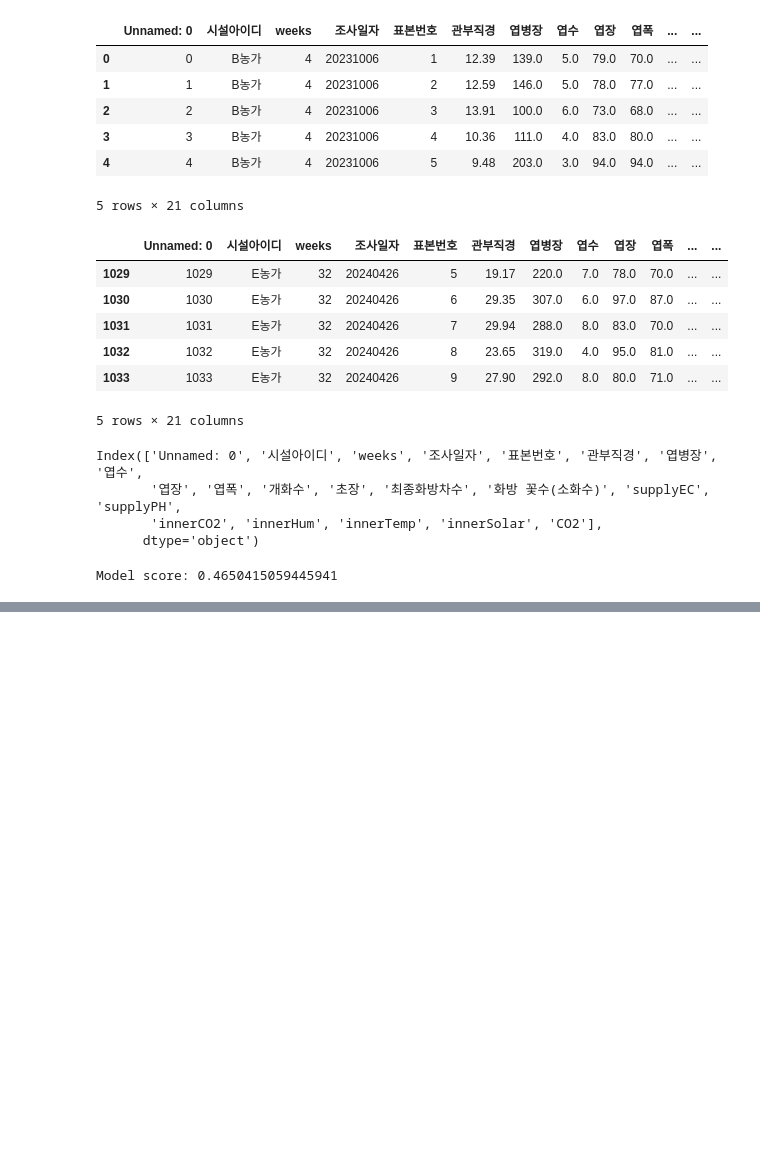
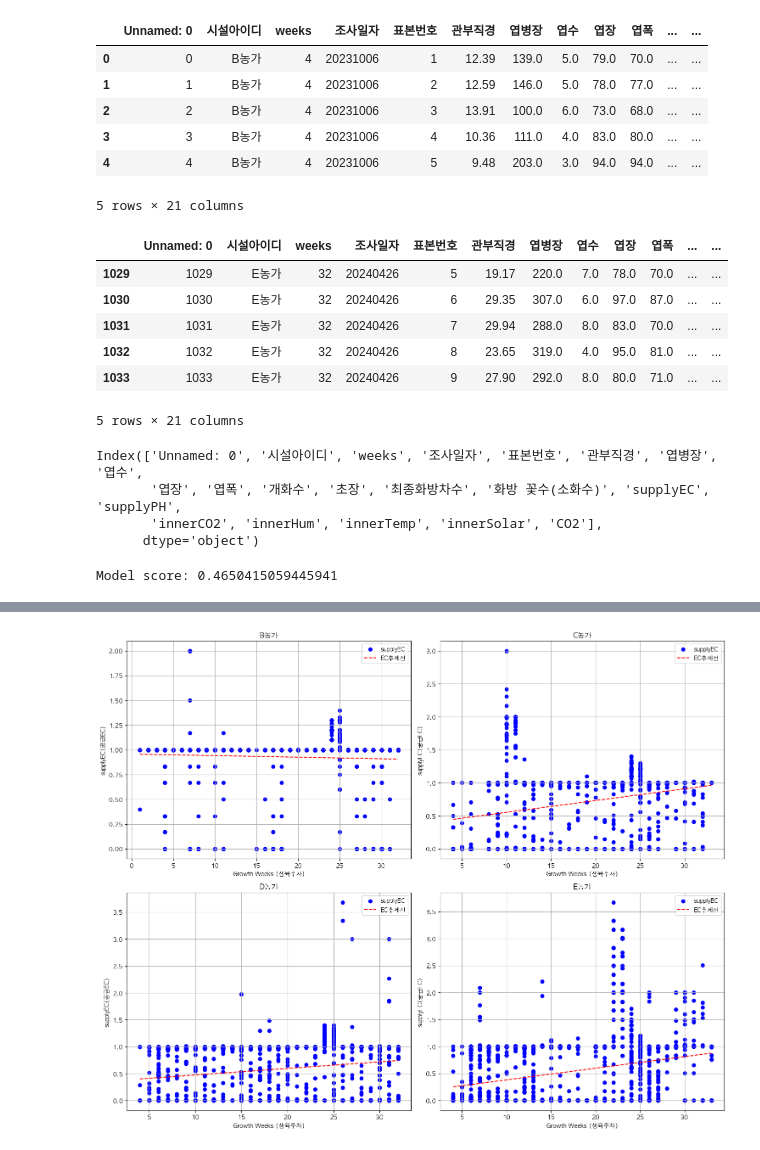
Before and after one commit to CodeArt-Team/MLcompetetion, a Jupyter notebook: BerryMachineLearning/JM.ipynb, the cells around one changed output, grey strips where cells are left out. Drawn from its saved outputs; the diff is of its cells as text; code cells hidden in the pictures; blank space fills up the shorter version.

```diff
--- a/BerryMachineLearning/JM.ipynb
+++ b/BerryMachineLearning/JM.ipynb
@@ -559,0 +562,2 @@ Model score: 0.4650415059445941
+# %%
+B = inputdata[inputdata["시설아이디"] == 'B농가']
@@ -559,0 +580,2 @@ Model score: 0.4650415059445941
+# %%
+C = inputdata[inputdata["시설아이디"] == 'C농가']
@@ -559,0 +598,2 @@ Model score: 0.4650415059445941
+# %%
+D = inputdata[inputdata["시설아이디"] == 'D농가']
@@ -559,0 +616,2 @@ Model score: 0.4650415059445941
+# %%
+E = inputdata[inputdata["시설아이디"] == 'E농가']
@@ -559,0 +634,66 @@ Model score: 0.4650415059445941
+# %%
+# 그래프 그리기
+fig, axs = plt.subplots(2, 2, figsize=(15, 12))
+
+# B 데이터셋
+df = pd.DataFrame(B)
+X = df['생육주차'].values.reshape(-1, 1)
+y = df['supplyEC'].values.reshape(-1, 1)
+model = LinearRegression()
+model.fit(X, y)
+trendline = model.predict(X)
+axs[0, 0].scatter(df['생육주차'], df['supplyEC'], color='b', label='supplyEC')
+axs[0, 0].plot(df['생육주차'], trendline, linestyle='--', color='r', label='EC추세선')
+axs[0, 0].set_title('B농가')
+axs[0, 0].set_xlabel('Growth Weeks (생육주차)')
+axs[0, 0].set_ylabel('supplyEC(공급EC)')
+axs[0, 0].legend()
+axs[0, 0].grid(True)
+
+# C 데이터셋
+df = pd.DataFrame(C)
+X = df['생육주차'].values.reshape(-1, 1)
+y = df['supplyEC'].values.reshape(-1, 1)
+model.fit(X, y)
+trendline = model.predict(X)
+axs[0, 1].scatter(df['생육주차'], df['supplyEC'], color='b', label='supplyEC')
+axs[0, 1].plot(df['생육주차'], trendline, linestyle='--', color='r', label='EC추세선')
+axs[0, 1].set_title('C농가')
+axs[0, 1].set_xlabel('Growth Weeks (생육주차)')
+axs[0, 1].set_ylabel('supplyEC(공급EC)')
+axs[0, 1].legend()
+axs[0, 1].grid(True)
+
+# D 데이터셋
+df = pd.DataFrame(D)
+X = df['생육주차'].values.reshape(-1, 1)
+y = df['supplyEC'].values.reshape(-1, 1)
+model.fit(X, y)
+trendline = model.predict(X)
+axs[1, 0].scatter(df['생육주차'], df['supplyEC'], color='b', label='supplyEC')
+axs[1, 0].plot(df['생육주차'], trendline, linestyle='--', color='r', label='EC추세선')
+axs[1, 0].set_title('D농가')
+axs[1, 0].set_xlabel('Growth Weeks (생육주차)')
+axs[1, 0].set_ylabel('supplyEC(공급EC)')
+axs[1, 0].legend()
+axs[1, 0].grid(True)
+
+# E 데이터셋
+df = pd.DataFrame(E)
+X = df['생육주차'].values.reshape(-1, 1)
+y = df['supplyEC'].values.reshape(-1, 1)
+model.fit(X, y)
+trendline = model.predict(X)
+axs[1, 1].scatter(df['생육주차'], df['supplyEC'], color='b', label='supplyEC')
+axs[1, 1].plot(df['생육주차'], trendline, linestyle='--', color='r', label='EC추세선')
+axs[1, 1].set_title('E농가')
+axs[1, 1].set_xlabel('Growth Weeks (생육주차)')
+axs[1, 1].set_ylabel('supplyEC(공급EC)')
+axs[1, 1].legend()
+axs[1, 1].grid(True)
+
+# 레이아웃 조정
+plt.tight_layout()
+plt.show()
+# %% [output]
+[figure, added]
```
Also changed, not shown: parts of 5 cells of this notebook.
